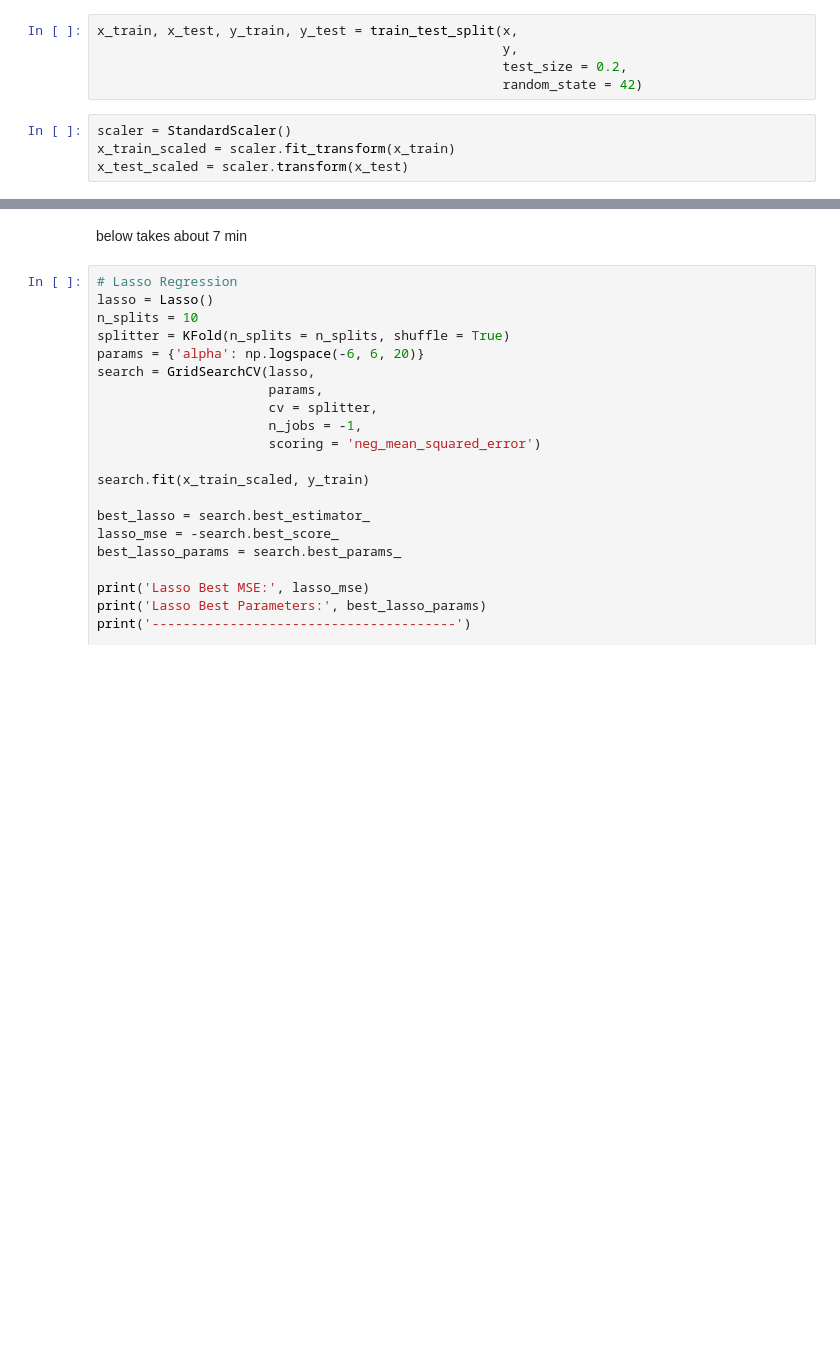
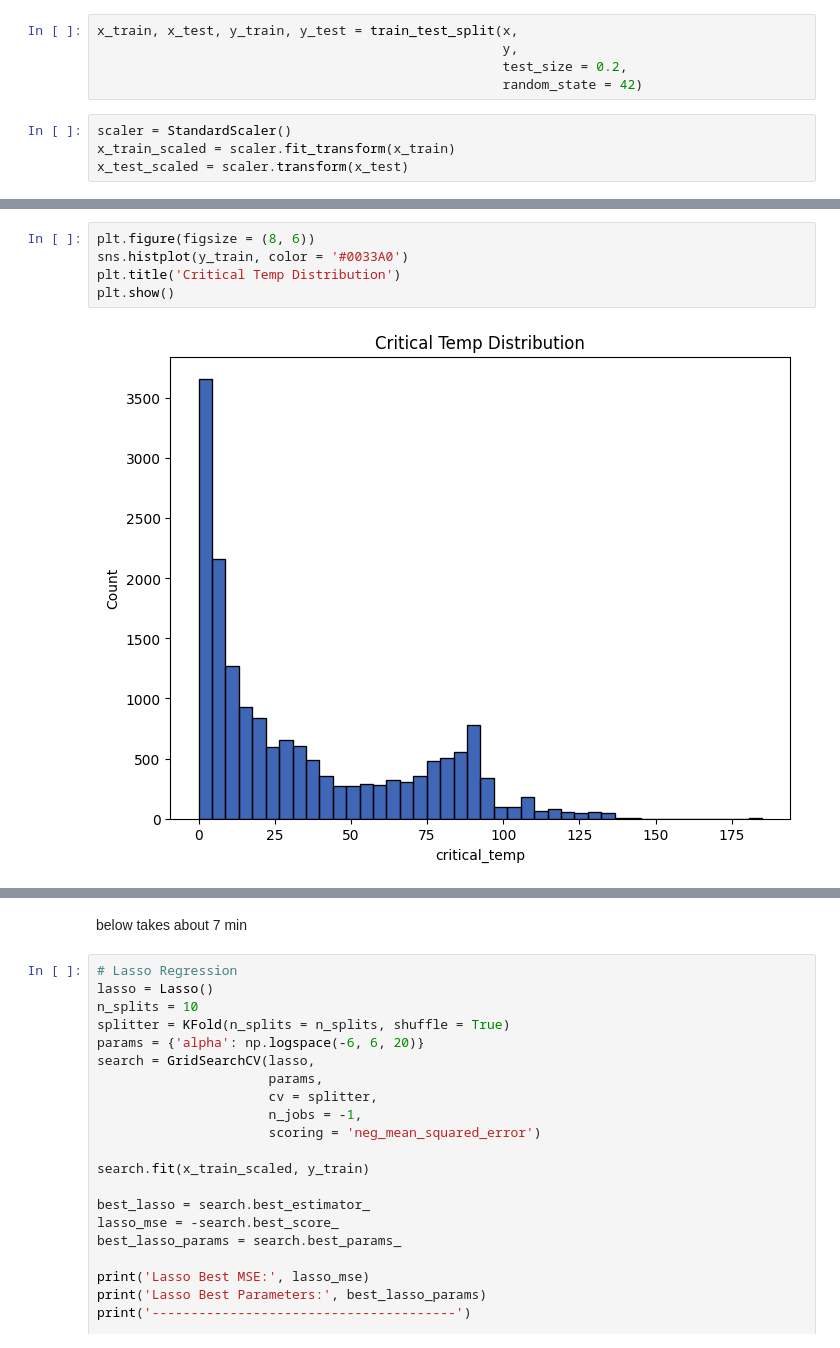
Before and after one commit to taddbackus/qtw, a Jupyter notebook: CaseStudy1/Case_Study_1_v2_0.ipynb, the cells around one changed output, grey strips where cells are left out. Saved outputs shown, nothing was run; the diff lists cells and outputs as text; blank space fills up the shorter version.

```diff
--- a/CaseStudy1/Case_Study_1_v2_0.ipynb
+++ b/CaseStudy1/Case_Study_1_v2_0.ipynb
@@ -74,0 +154,7 @@ x_test_scaled = scaler.transform(x_test)
+# %%
+plt.figure(figsize = (8, 6))
+sns.histplot(y_train, color = '#0033A0')
+plt.title('Critical Temp Distribution')
+plt.show()
+# %% [output]
+[figure, added]
```
Also changed, not shown: parts of 11 cells of this notebook.
